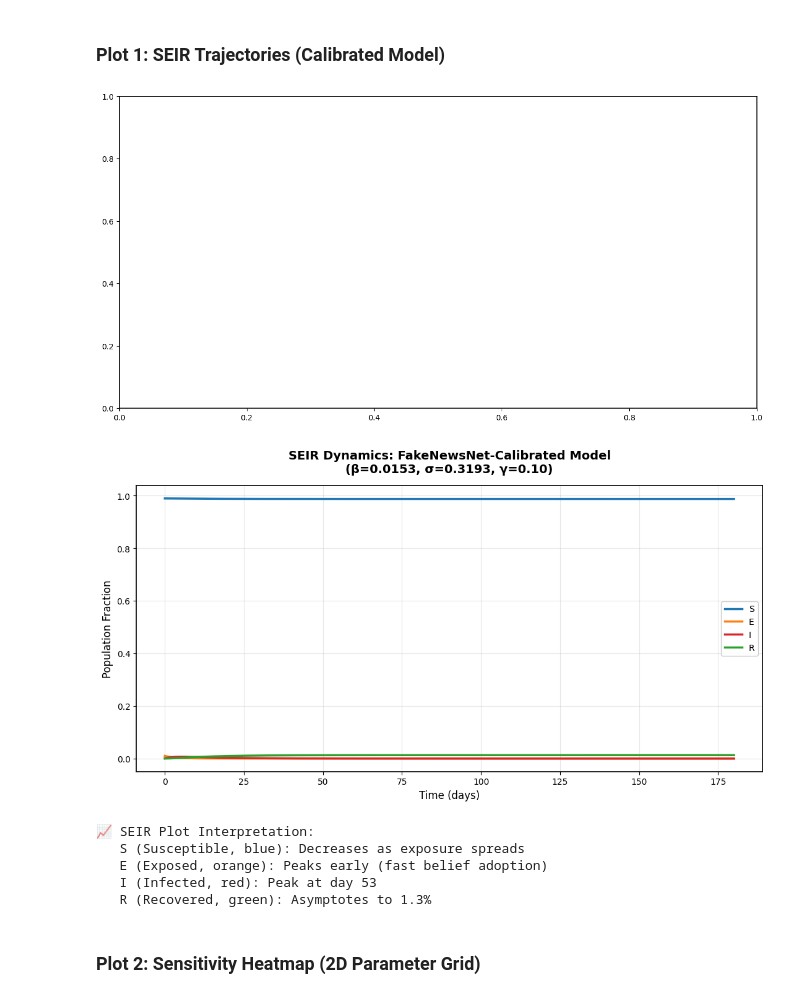
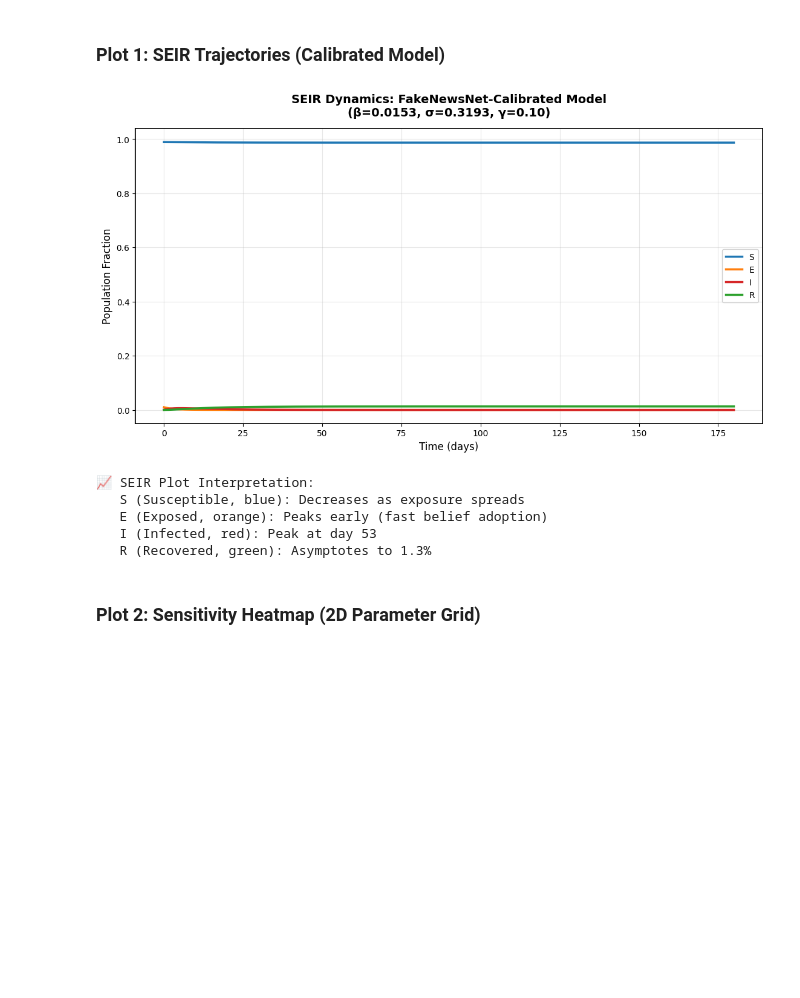
Before and after one commit to sanjaykshetri/misinformation-epidemic-model, a Jupyter notebook: notebooks/complete_project_walkthrough.ipynb, the cells around one changed output. Drawn from its saved outputs; the diff is of its cells as text; code cells hidden in the pictures; blank space fills up the shorter version.

Commit message:
Fix empty SEIR plot in section 8
Remove redundant figure creation before plot_seir() call.
The plot_seir() function creates its own figure internally,
so the initial plt.subplots() was creating an empty figure
that got displayed instead of the actual plot.

Now the SEIR dynamics visualize correctly with all 4 compartments.

```diff
--- a/notebooks/complete_project_walkthrough.ipynb
+++ b/notebooks/complete_project_walkthrough.ipynb
@@ -433,23 +433,21 @@ Epidemic Duration (days)  32.4                 137.7
 # %% [markdown]
 ### Plot 1: SEIR Trajectories (Calibrated Model)
 # %%
-fig, ax = plt.subplots(figsize=(12, 6))
-plot_seir(
+# plot_seir creates its own figure, so just call it directly
+ax = plot_seir(
     ts_calibrated,
     title='SEIR Dynamics: FakeNewsNet-Calibrated Model\n(β=0.0153, σ=0.3193, γ=0.10)',
     save_path=None
 )
-plt.tight_layout()
 plt.show()
 
 print(f"\n📈 SEIR Plot Interpretation:")
 print(f"   S (Susceptible, blue): Decreases as exposure spreads")
 print(f"   E (Exposed, orange): Peaks early (fast belief adoption)")
 print(f"   I (Infected, red): Peak at day {ts_calibrated[ts_calibrated['I'] == ts_calibrated['I'].max()].index[0]:.0f}")
 print(f"   R (Recovered, green): Asymptotes to {metrics_calibrated['attack_rate']:.1%}")
 # %% [output]
-[figure, old version]
+[figure, new version]
-[figure, removed]
 📈 SEIR Plot Interpretation:
    S (Susceptible, blue): Decreases as exposure spreads
    E (Exposed, orange): Peaks early (fast belief adoption)
```
